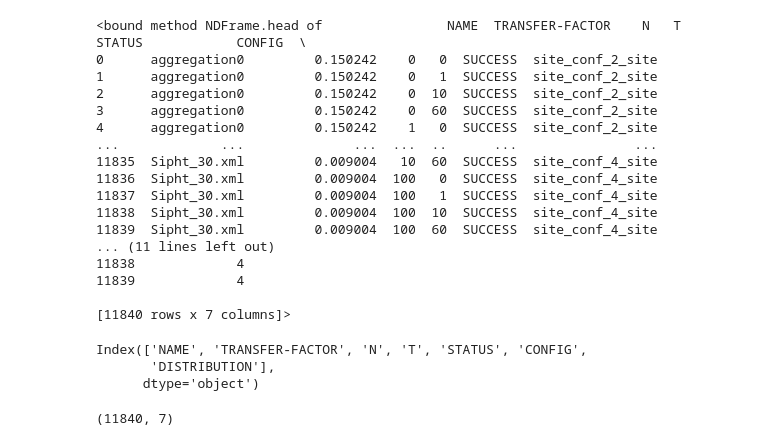
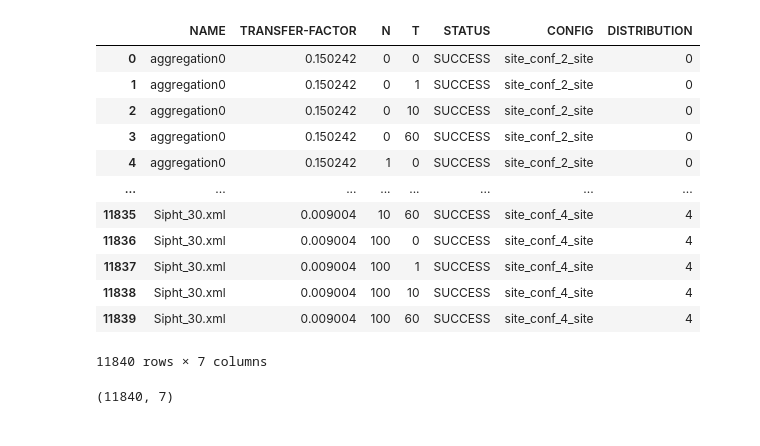
Before and after one commit to Felix-Kummer/master-thesis, a Jupyter notebook: experiments/grid_search_analysis.ipynb, the cells around one changed output. Saved outputs shown, nothing was run; the diff lists cells and outputs as text; code cells hidden in the pictures.

```diff
--- a/experiments/grid_search_analysis.ipynb
+++ b/experiments/grid_search_analysis.ipynb
@@ -4,31 +4,21 @@ import matplotlib.pyplot as plt
 import seaborn as sns
 # %%
 original_data_frame = pd.read_csv('grid_search_final_results.csv')
-original_data_frame.head
+original_data_frame
 # %% [output]
+|  | NAME | TRANSFER-FACTOR | N | T | STATUS | CONFIG | DISTRIBUTION |
+| 0 | aggregation0 | 0.150242 | 0 | 0 | SUCCESS | site_conf_2_site | 0 |
+| 1 | aggregation0 | 0.150242 | 0 | 1 | SUCCESS | site_conf_2_site | 0 |
+| 2 | aggregation0 | 0.150242 | 0 | 10 | SUCCESS | site_conf_2_site | 0 |
+| 3 | aggregation0 | 0.150242 | 0 | 60 | SUCCESS | site_conf_2_site | 0 |
+| 4 | aggregation0 | 0.150242 | 1 | 0 | SUCCESS | site_conf_2_site | 0 |
+| ... | ... | ... | ... | ... | ... | ... | ... |
+| 11835 | Sipht_30.xml | 0.009004 | 10 | 60 | SUCCESS | site_conf_4_site | 4 |
+| 11836 | Sipht_30.xml | 0.009004 | 100 | 0 | SUCCESS | site_conf_4_site | 4 |
+| 11837 | Sipht_30.xml | 0.009004 | 100 | 1 | SUCCESS | site_conf_4_site | 4 |
+| 11838 | Sipht_30.xml | 0.009004 | 100 | 10 | SUCCESS | site_conf_4_site | 4 |
+| 11839 | Sipht_30.xml | 0.009004 | 100 | 60 | SUCCESS | site_conf_4_site | 4 |
-<bound method NDFrame.head of                NAME  TRANSFER-FACTOR    N   T   STATUS            CONFIG  \
-0      aggregation0         0.150242    0   0  SUCCESS  site_conf_2_site
-1      aggregation0         0.150242    0   1  SUCCESS  site_conf_2_site
-2      aggregation0         0.150242    0  10  SUCCESS  site_conf_2_site
-3      aggregation0         0.150242    0  60  SUCCESS  site_conf_2_site
-4      aggregation0         0.150242    1   0  SUCCESS  site_conf_2_site
-...             ...              ...  ...  ..      ...               ...
-11835  Sipht_30.xml         0.009004   10  60  SUCCESS  site_conf_4_site
-11836  Sipht_30.xml         0.009004  100   0  SUCCESS  site_conf_4_site
-11837  Sipht_30.xml         0.009004  100   1  SUCCESS  site_conf_4_site
-11838  Sipht_30.xml         0.009004  100  10  SUCCESS  site_conf_4_site
-11839  Sipht_30.xml         0.009004  100  60  SUCCESS  site_conf_4_site
-... (11 lines left out)
-11838             4
-11839             4
-
-[11840 rows x 7 columns]>
+11840 rows × 7 columns
-# %%
-original_data_frame.columns
-# %% [output]
-Index(['NAME', 'TRANSFER-FACTOR', 'N', 'T', 'STATUS', 'CONFIG',
-       'DISTRIBUTION'],
-      dtype='object')
 # %%
 original_data_frame.shape
 # %% [output]
```
Also changed, not shown: parts of 9 cells of this notebook, 1 other file.
